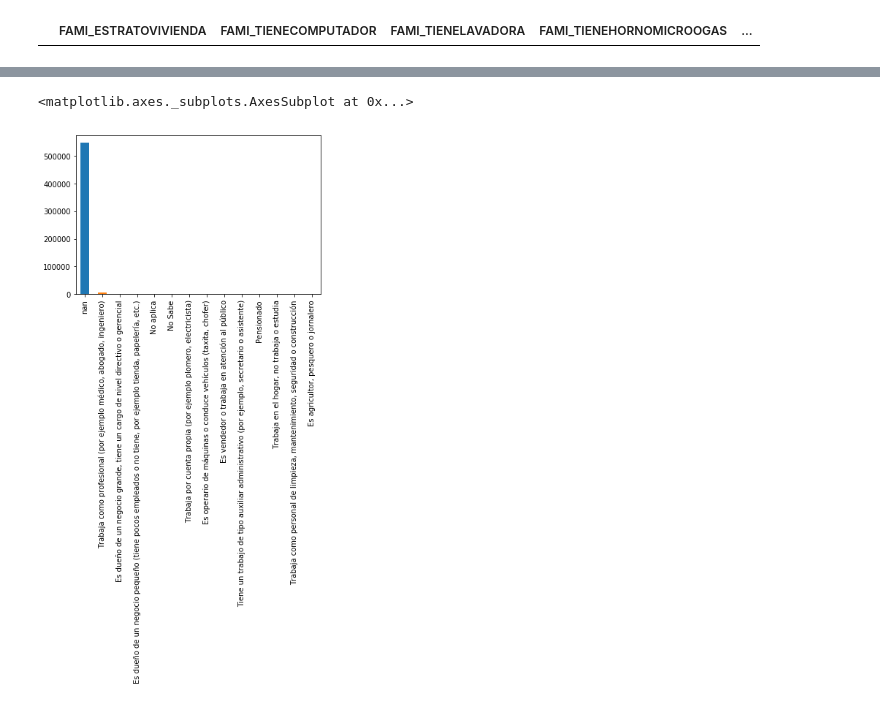
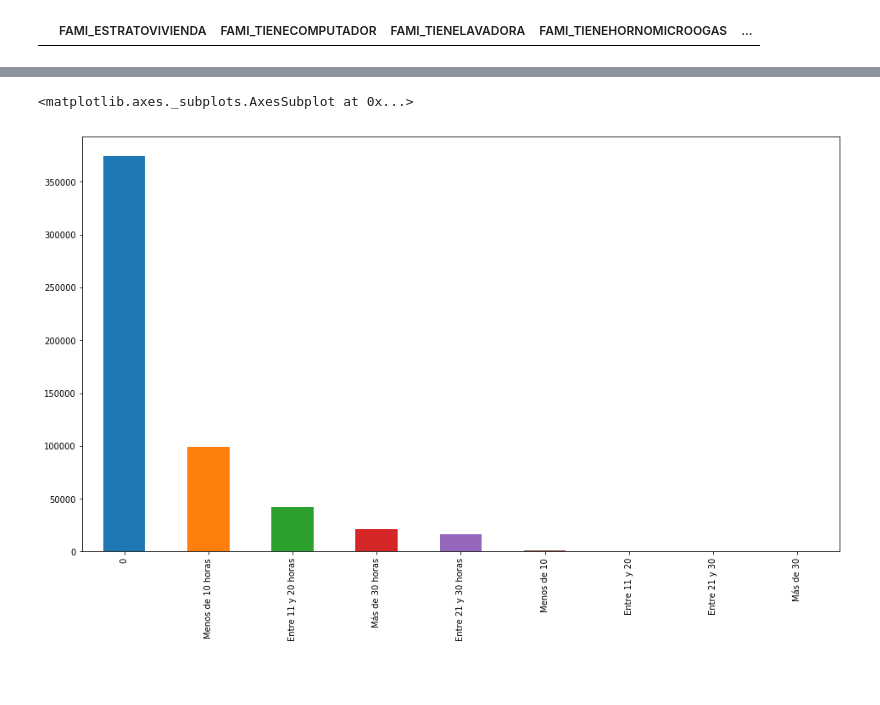
Before and after one commit to ingJSNA/dataMining2018, a Jupyter notebook: ICFES Preprocessing.ipynb, the cells around one changed output, grey strips where cells are left out. Cells and saved outputs as stored; diff of their text form; code cells hidden in the pictures; blank space fills up the shorter version.

```diff
--- a/ICFES Preprocessing.ipynb
+++ b/ICFES Preprocessing.ipynb
@@ -34,14 +24,15 @@ icfes.head()
 # %%
 # Drop ID columns
-icfes = icfes.drop(columns=['ESTU_ESTUDIANTE', 'ESTU_COD_RESIDE_DEPTO', 'ESTU_COD_RESIDE_MCPIO', 'COLE_CODIGO_ICFES',
-                   #'COLE_NOMBRE_ESTABLECIMIENTO', 'COLE_NOMBRE_SEDE',
+icfes = icfes.drop(columns=['ESTU_ESTUDIANTE', 'ESTU_COD_RESIDE_DEPTO', 'ESTU_COD_RESIDE_MCPIO', 'ESTU_CONSECUTIVO',
+                            'COLE_CODIGO_ICFES', 'COLE_NOMBRE_ESTABLECIMIENTO', 'COLE_NOMBRE_SEDE',
                     'COLE_COD_MCPIO_UBICACION',
                     'COLE_COD_DEPTO_UBICACION', 'ESTU_COD_MCPIO_PRESENTACION', 'ESTU_COD_DEPTO_PRESENTACION',
                    'COLE_COD_DANE_ESTABLECIMIENTO', 'COLE_COD_DANE_SEDE'])
 # %%
 # Drop records without socioeconomic data
 icfes = icfes.dropna(axis=0, how='all', subset=['FAMI_ESTRATOVIVIENDA','FAMI_TIENECOMPUTADOR',
-                                                 'FAMI_TIENELAVADORA','FAMI_TIENEHORNOMICROOGAS','FAMI_TIENEAUTOMOVIL'])
+                                                 'FAMI_TIENELAVADORA','FAMI_TIENEHORNOMICROOGAS',
+                                                'FAMI_TIENEAUTOMOVIL'])
 
 # Verify the dropping
 icfes3 = icfes.loc[icfes['FAMI_ESTRATOVIVIENDA'].isnull()
@@ -72,6 +63,3 @@ icfes['FAMI_EDUCACIONMADRE'] = icfes['FAMI_EDUCACIONMADRE'].replace(to_replace=e
 
 icfes['ESTU_ETNIA'] = icfes['ESTU_ETNIA'].replace(
     to_replace={"Comunidad Rom (gitana)": "Comunidades Rom (Gitanas)"})
-# %%
-# Fix capitalization
-icfes['ESTU_TIENEETNIA'] = icfes['ESTU_TIENEETNIA'].str.capitalize()
@@ -103,0 +105,13 @@ icfes['ESTU_TIENEETNIA'] = icfes['ESTU_TIENEETNIA'].fillna('No')
+# %%
+# Replace missing values with the most common one
+columns = ['ESTU_GENERO', 'ESTU_DEPTO_RESIDE', 'ESTU_MCPIO_RESIDE', 'FAMI_PERSONASHOGAR', 'FAMI_CUARTOSHOGAR',
+          'FAMI_TIENECOMPUTADOR', 'FAMI_TIENELAVADORA', 'FAMI_TIENEHORNOMICROOGAS', 'FAMI_TIENEAUTOMOVIL',
+           'FAMI_TIENEMOTOCICLETA', 'FAMI_TIENECONSOLAVIDEOJUEGOS', 'FAMI_TRABAJOLABORPADRE',
+           'FAMI_TRABAJOLABORMADRE', 'FAMI_SITUACIONECONOMICA', 'ESTU_HORASSEMANATRABAJA', 'ESTU_TIPOREMUNERACION',
+          'ESTU_PRIVADO_LIBERTAD', 'ESTU_NSE_INDIVIDUAL']
+
+for c in columns:
+    if icfes[c].isnull().sum() > 0:
+        display(icfes[c].value_counts(dropna=False))
+        icfes[c] = icfes[c].fillna(icfes[c].value_counts().idxmax())
+        display(icfes[c].value_counts(dropna=False))
@@ -130,8 +267,8 @@ Name: FAMI_TRABAJOLABOR_PADRE, dtype: int64
 # %%
-plt.figure()
+plt.figure(figsize=(16, 9))
 
-icfes['FAMI_TRABAJOLABOR_PADRE'].value_counts(dropna=False).plot.bar()
+icfes['ESTU_HORASSEMANATRABAJA'].value_counts(dropna=False).plot.bar()
 # %% [output]
 <matplotlib.axes._subplots.AxesSubplot at 0x...>
-[figure, old version]
+[figure, new version]
 # %%
```
Also changed, not shown: parts of 10 cells of this notebook, 1 other file.
